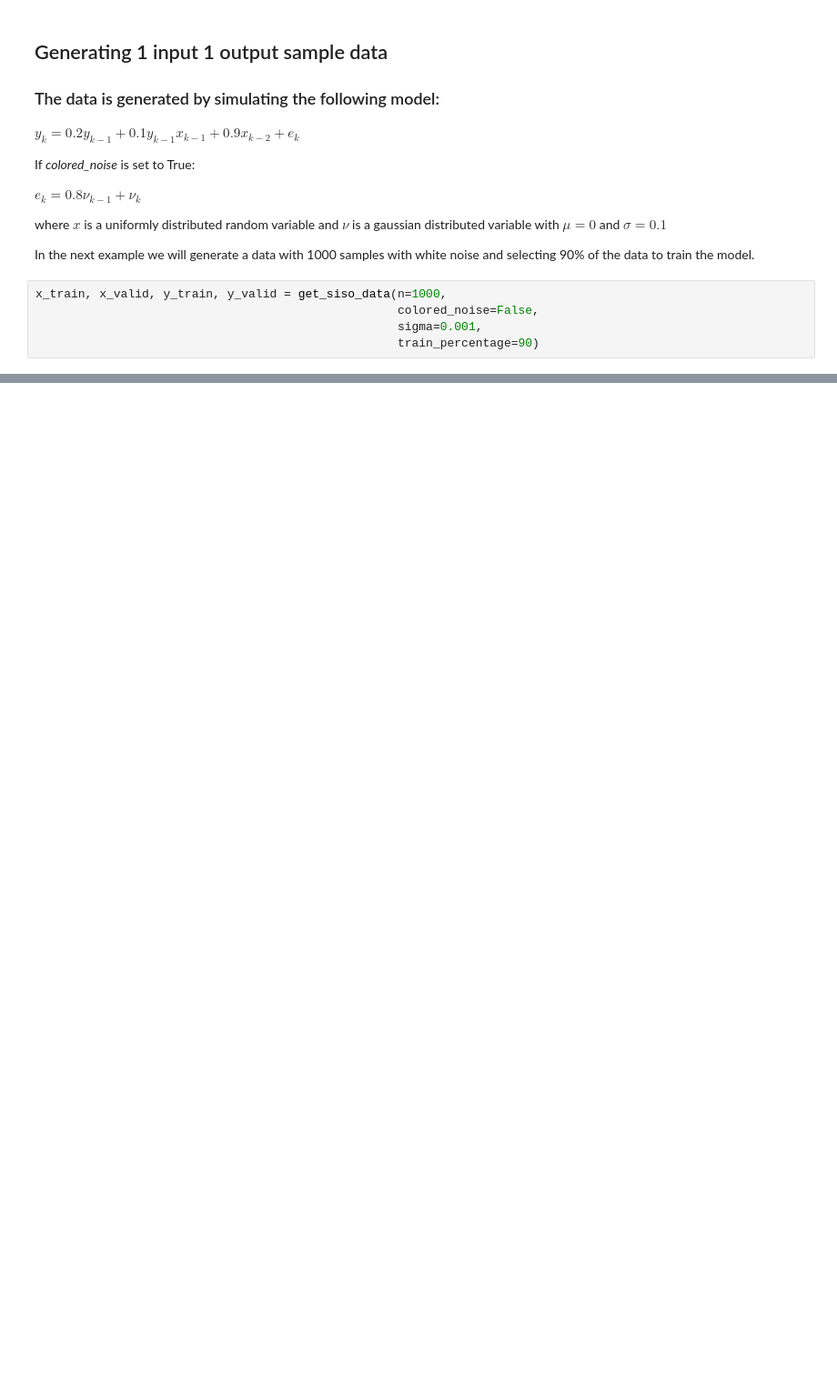
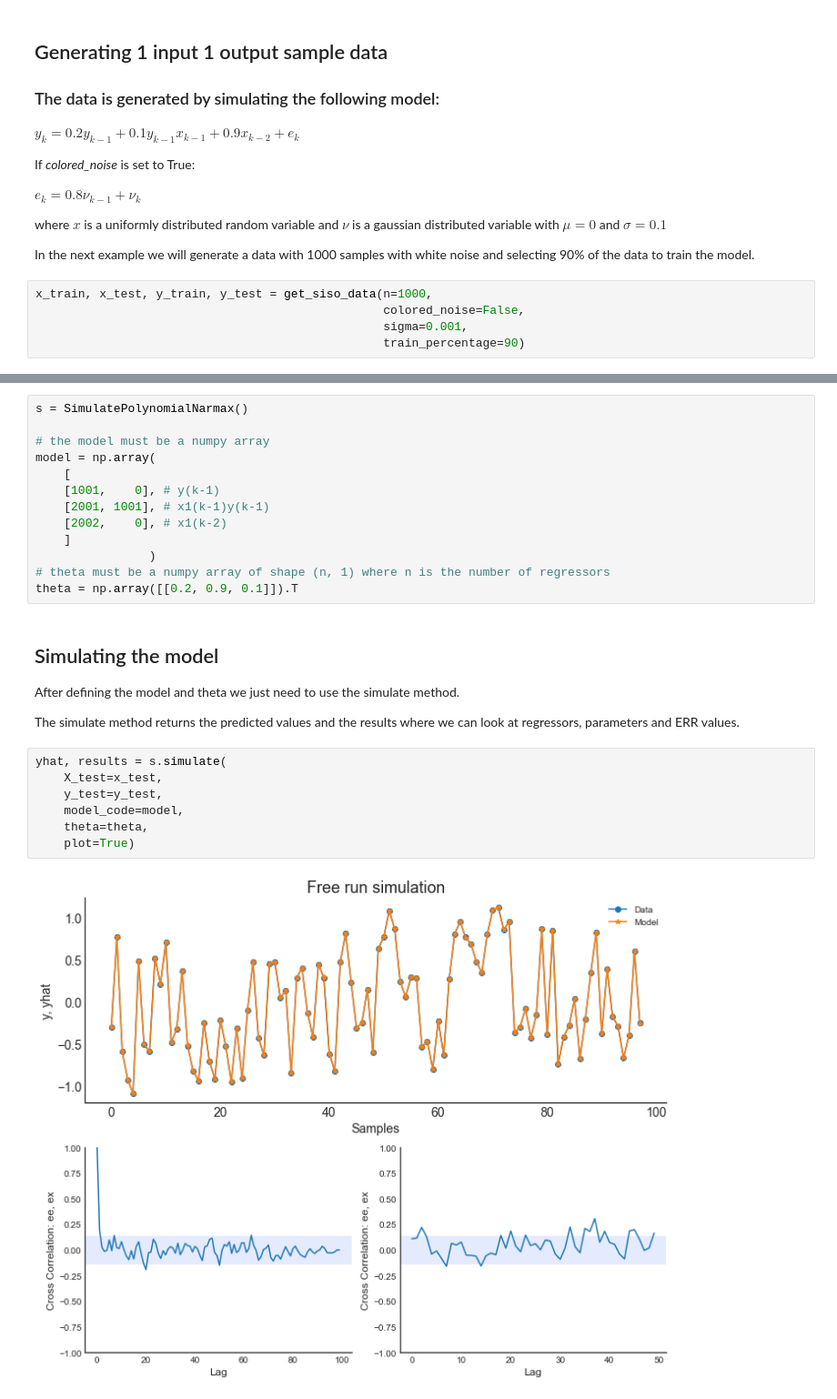
Before and after one commit to wilsonrljr/sysidentpy, a Jupyter notebook: docs/source/examples/simulating_a_predefined_model.ipynb, the cells around one changed output, grey strips where cells are left out. Shown at 91% size. Drawn from its saved outputs; the diff is of its cells as text; blank space fills up the shorter version.

Commit message:
update the example 'simulating_a_predefined_model.ipynb' using the new class for simulation

```diff
--- a/docs/source/examples/simulating_a_predefined_model.ipynb
+++ b/docs/source/examples/simulating_a_predefined_model.ipynb
@@ -25,7 +25,7 @@ where $x$ is a uniformly distributed random variable and $\nu$ is a gaussian dis
 
 In the next example we will generate a data with 1000 samples with white noise and selecting 90% of the data to train the model.
 # %%
-x_train, x_valid, y_train, y_valid = get_siso_data(n=1000,
-                                                   colored_noise=False,
-                                                   sigma=0.001,
-                                                   train_percentage=90)
+x_train, x_test, y_train, y_test = get_siso_data(n=1000,
+                                                 colored_noise=False,
+                                                 sigma=0.001,
+                                                 train_percentage=90)
@@ -179,0 +55,29 @@ model.plot_result(y_valid, yhat, ee, ex)
+# %%
+s = SimulatePolynomialNarmax()
+
+# the model must be a numpy array
+model = np.array(
+    [
+    [1001,    0], # y(k-1)
+    [2001, 1001], # x1(k-1)y(k-1)
+    [2002,    0], # x1(k-2)
+    ]
+                )
+# theta must be a numpy array of shape (n, 1) where n is the number of regressors
+theta = np.array([[0.2, 0.9, 0.1]]).T
+# %% [markdown]
+## Simulating the model
+
+After defining the model and theta we just need to use the simulate method.
+
+The simulate method returns the predicted values and the results where we can look at regressors,
+parameters and ERR values.
+# %%
+yhat, results = s.simulate(
+    X_test=x_test,
+    y_test=y_test,
+    model_code=model,
+    theta=theta,
+    plot=True)
+# %% [output]
+[figure, added]
```
Also changed, not shown: parts of 29 cells of this notebook.
